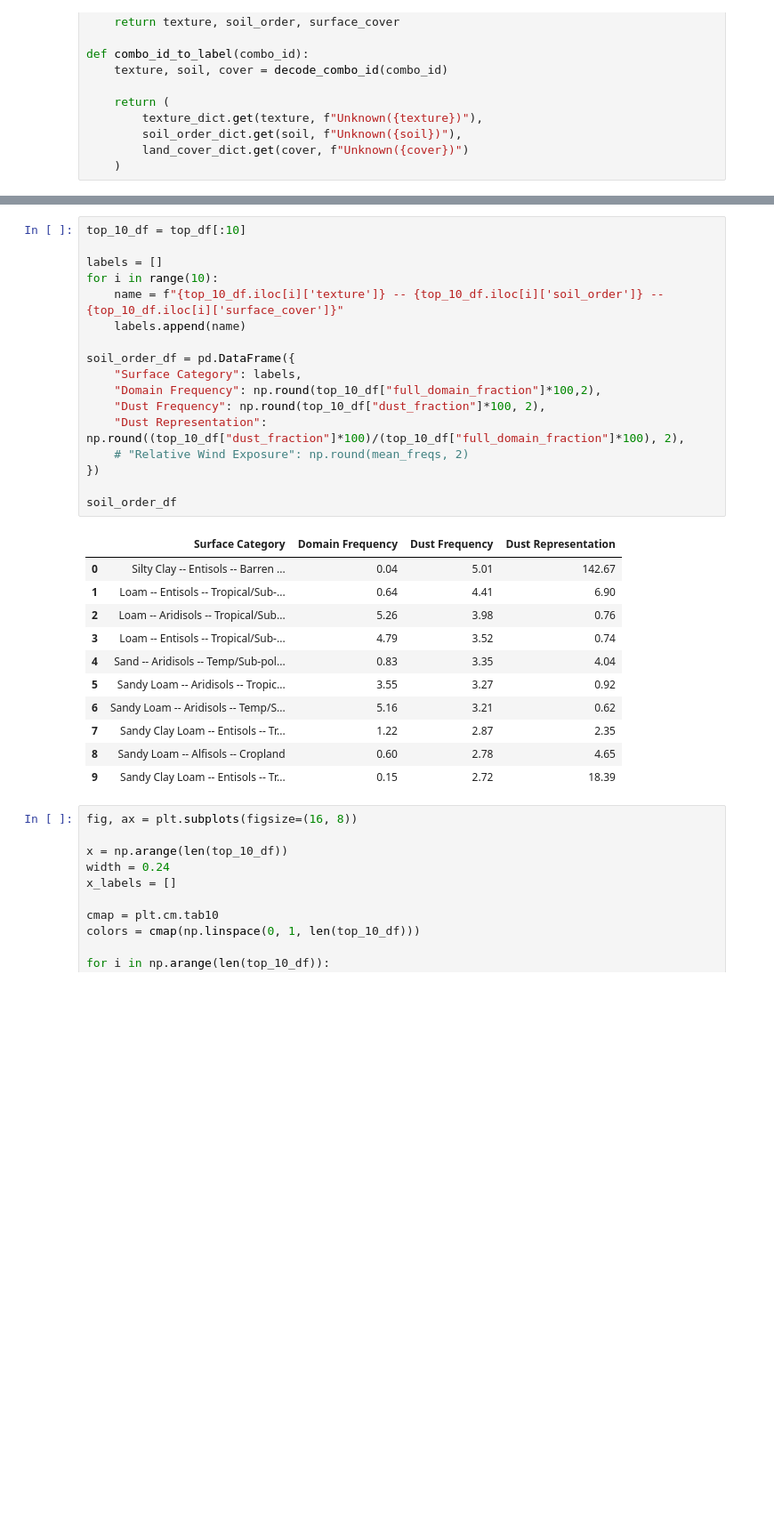
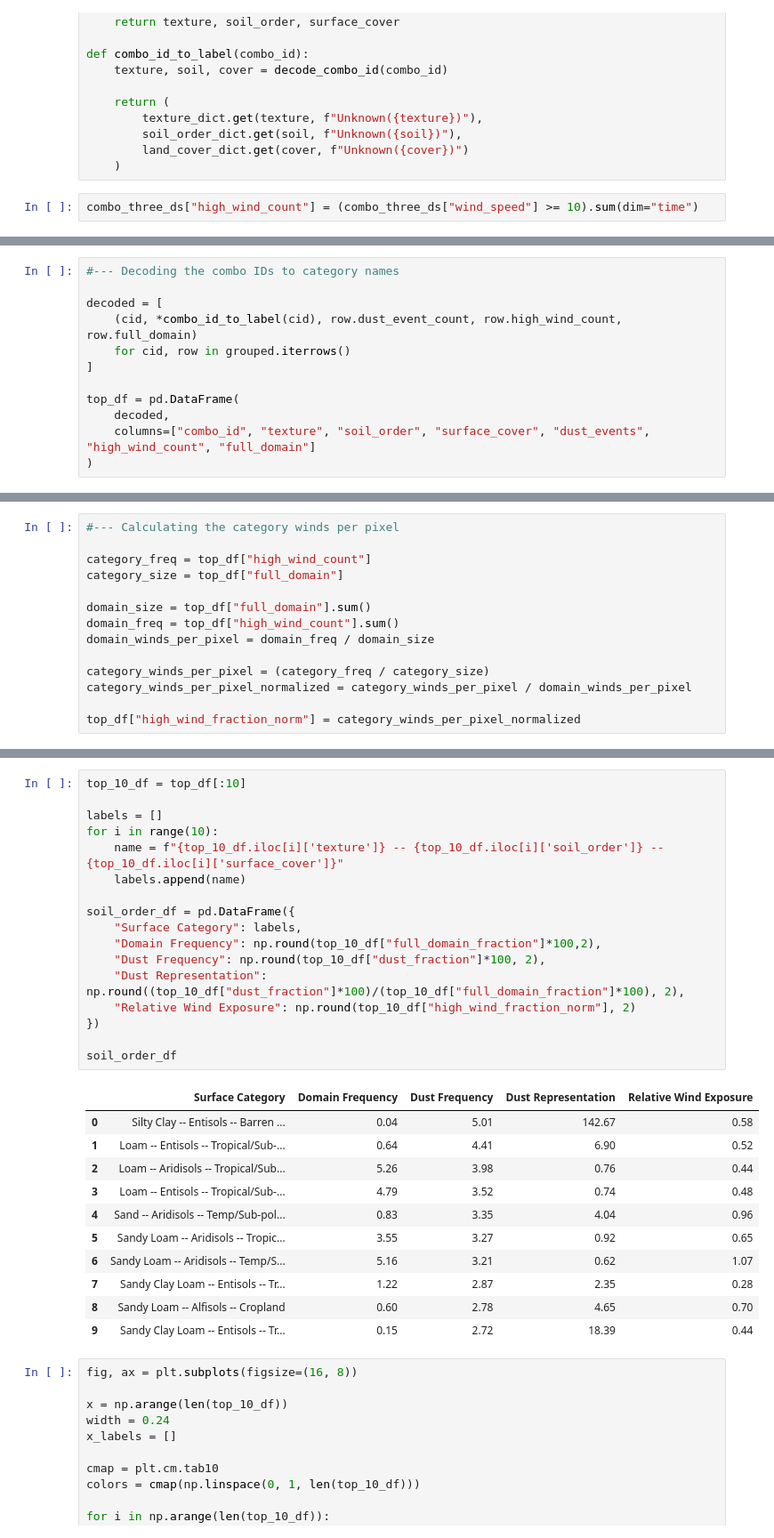
Before and after one commit to jesseturner/WLDAS_Analysis, a Jupyter notebook: ANALYSIS_bar_charts.ipynb, the cells around one changed output, grey strips where cells are left out. Shown at 89% size. Drawn from its saved outputs; the diff is of its cells as text; blank space fills up the shorter version.

Commit message:
Successfully added relative wind exposure to 3 combo categories

```diff
--- a/ANALYSIS_bar_charts.ipynb
+++ b/ANALYSIS_bar_charts.ipynb
@@ -456,3 +456,5 @@ def combo_id_to_label(combo_id):
         soil_order_dict.get(soil, f"Unknown({soil})"),
         land_cover_dict.get(cover, f"Unknown({cover})")
     )
+# %%
+combo_three_ds["high_wind_count"] = (combo_three_ds["wind_speed"] >= 10).sum(dim="time")
@@ -514,0 +478,12 @@ KeyError: 'wind_speed'
+# %%
+#--- Decoding the combo IDs to category names
+
+decoded = [
+    (cid, *combo_id_to_label(cid), row.dust_event_count, row.high_wind_count, row.full_domain)
+    for cid, row in grouped.iterrows()
+]
+
+top_df = pd.DataFrame(
+    decoded,
+    columns=["combo_id", "texture", "soil_order", "surface_cover", "dust_events", "high_wind_count", "full_domain"]
+)
@@ -514,0 +516,14 @@ KeyError: 'wind_speed'
+# %%
+#--- Calculating the category winds per pixel
+
+category_freq = top_df["high_wind_count"]
+category_size = top_df["full_domain"]
+
+domain_size = top_df["full_domain"].sum()
+domain_freq = top_df["high_wind_count"].sum()
+domain_winds_per_pixel = domain_freq / domain_size
+
+category_winds_per_pixel = (category_freq / category_size)
+category_winds_per_pixel_normalized = category_winds_per_pixel / domain_winds_per_pixel
+
+top_df["high_wind_fraction_norm"] = category_winds_per_pixel_normalized
@@ -515,32 +540,32 @@ KeyError: 'wind_speed'
 # %%
 top_10_df = top_df[:10]
 
 labels = []
 for i in range(10):
     name = f"{top_10_df.iloc[i]['texture']} -- {top_10_df.iloc[i]['soil_order']} -- {top_10_df.iloc[i]['surface_cover']}"
     labels.append(name)
 
 soil_order_df = pd.DataFrame({
     "Surface Category": labels,
     "Domain Frequency": np.round(top_10_df["full_domain_fraction"]*100,2),
     "Dust Frequency": np.round(top_10_df["dust_fraction"]*100, 2),
     "Dust Representation": np.round((top_10_df["dust_fraction"]*100)/(top_10_df["full_domain_fraction"]*100), 2),
-    # "Relative Wind Exposure": np.round(mean_freqs, 2)
+    "Relative Wind Exposure": np.round(top_10_df["high_wind_fraction_norm"], 2)
 })
 
 soil_order_df
 # %% [output]
-|  | Surface Category | Domain Frequency | Dust Frequency | Dust Representation |
-| 0 | Silty Clay -- Entisols -- Barren ... | 0.04 | 5.01 | 142.67 |
-| 1 | Loam -- Entisols -- Tropical/Sub-... | 0.64 | 4.41 | 6.90 |
-| 2 | Loam -- Aridisols -- Tropical/Sub... | 5.26 | 3.98 | 0.76 |
-| 3 | Loam -- Entisols -- Tropical/Sub-... | 4.79 | 3.52 | 0.74 |
-| 4 | Sand -- Aridisols -- Temp/Sub-pol... | 0.83 | 3.35 | 4.04 |
-| 5 | Sandy Loam -- Aridisols -- Tropic... | 3.55 | 3.27 | 0.92 |
-| 6 | Sandy Loam -- Aridisols -- Temp/S... | 5.16 | 3.21 | 0.62 |
-| 7 | Sandy Clay Loam -- Entisols -- Tr... | 1.22 | 2.87 | 2.35 |
-| 8 | Sandy Loam -- Alfisols -- Cropland | 0.60 | 2.78 | 4.65 |
-| 9 | Sandy Clay Loam -- Entisols -- Tr... | 0.15 | 2.72 | 18.39 |
+|  | Surface Category | Domain Frequency | Dust Frequency | Dust Representation | Relative Wind Exposure |
+| 0 | Silty Clay -- Entisols -- Barren ... | 0.04 | 5.01 | 142.67 | 0.58 |
+| 1 | Loam -- Entisols -- Tropical/Sub-... | 0.64 | 4.41 | 6.90 | 0.52 |
+| 2 | Loam -- Aridisols -- Tropical/Sub... | 5.26 | 3.98 | 0.76 | 0.44 |
+| 3 | Loam -- Entisols -- Tropical/Sub-... | 4.79 | 3.52 | 0.74 | 0.48 |
+| 4 | Sand -- Aridisols -- Temp/Sub-pol... | 0.83 | 3.35 | 4.04 | 0.96 |
+| 5 | Sandy Loam -- Aridisols -- Tropic... | 3.55 | 3.27 | 0.92 | 0.65 |
+| 6 | Sandy Loam -- Aridisols -- Temp/S... | 5.16 | 3.21 | 0.62 | 1.07 |
+| 7 | Sandy Clay Loam -- Entisols -- Tr... | 1.22 | 2.87 | 2.35 | 0.28 |
+| 8 | Sandy Loam -- Alfisols -- Cropland | 0.60 | 2.78 | 4.65 | 0.70 |
+| 9 | Sandy Clay Loam -- Entisols -- Tr... | 0.15 | 2.72 | 18.39 | 0.44 |
 # %%
 fig, ax = plt.subplots(figsize=(16, 8))
 
```
Also changed, not shown: parts of 7 cells of this notebook.
